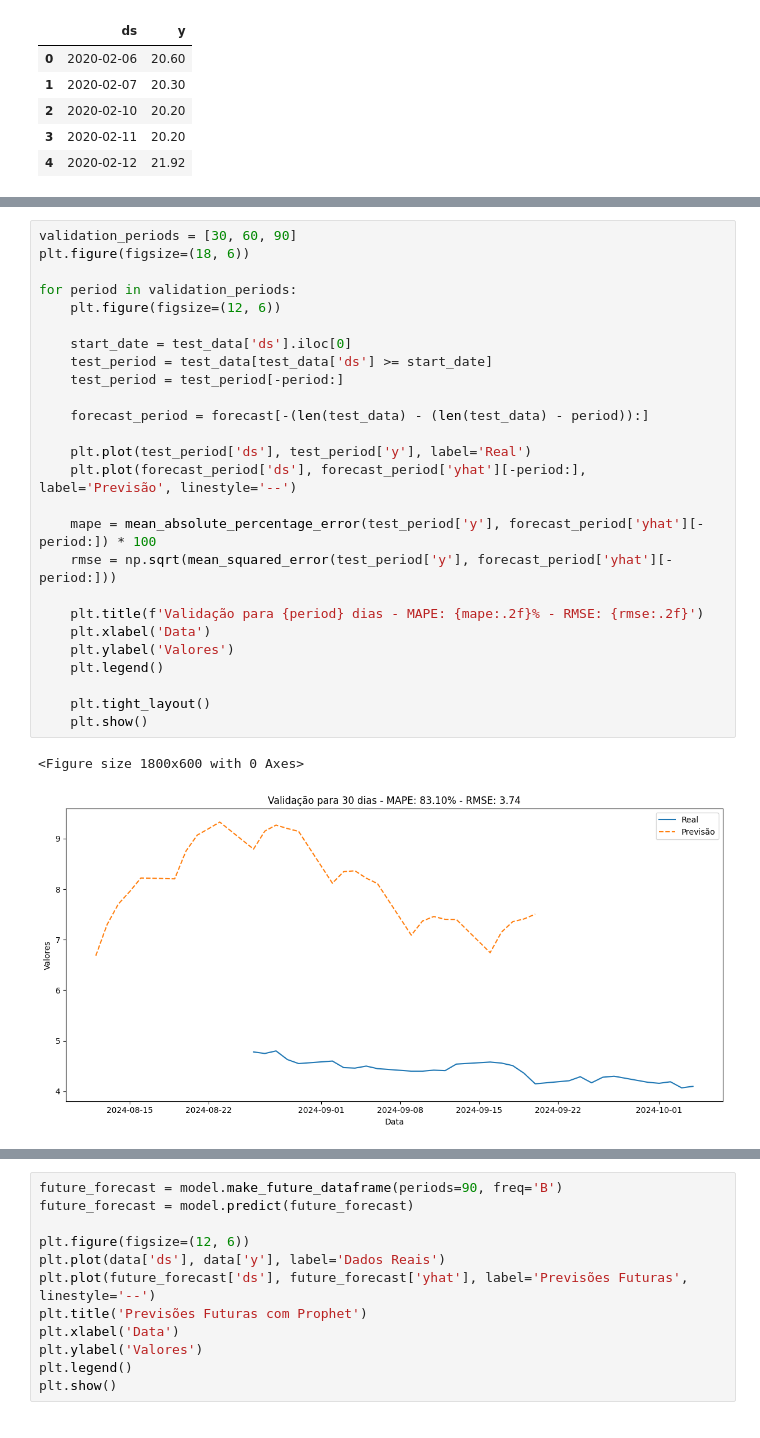
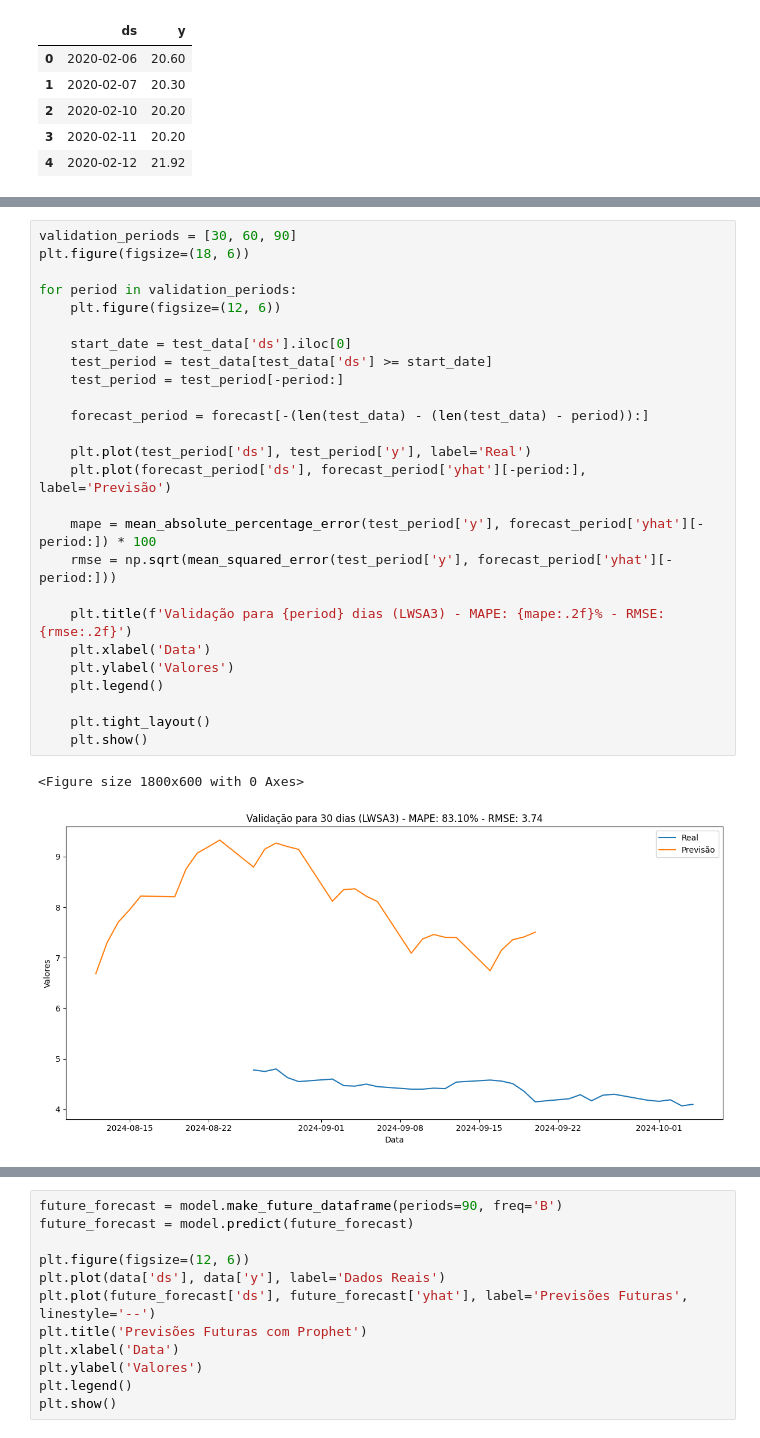
Before and after one commit to Cayros7k/pregao_forecasting, a Jupyter notebook: prophet_train_model/alt_prophet_lwsa3.ipynb, the cells around one changed output, grey strips where cells are left out. Drawn from its saved outputs; the diff is of its cells as text.

Commit message:
Re-plotting some models graphics

```diff
--- a/prophet_train_model/alt_prophet_lwsa3.ipynb
+++ b/prophet_train_model/alt_prophet_lwsa3.ipynb
@@ -36,29 +34,29 @@ forecast = model.predict(future)
 # %%
 validation_periods = [30, 60, 90]
 plt.figure(figsize=(18, 6))
 
 for period in validation_periods:
     plt.figure(figsize=(12, 6))
 
     start_date = test_data['ds'].iloc[0]
     test_period = test_data[test_data['ds'] >= start_date]
     test_period = test_period[-period:]
 
     forecast_period = forecast[-(len(test_data) - (len(test_data) - period)):]
 
     plt.plot(test_period['ds'], test_period['y'], label='Real')
-    plt.plot(forecast_period['ds'], forecast_period['yhat'][-period:], label='Previsão', linestyle='--')
+    plt.plot(forecast_period['ds'], forecast_period['yhat'][-period:], label='Previsão')
 
     mape = mean_absolute_percentage_error(test_period['y'], forecast_period['yhat'][-period:]) * 100
     rmse = np.sqrt(mean_squared_error(test_period['y'], forecast_period['yhat'][-period:]))
 
-    plt.title(f'Validação para {period} dias - MAPE: {mape:.2f}% - RMSE: {rmse:.2f}')
+    plt.title(f'Validação para {period} dias (LWSA3) - MAPE: {mape:.2f}% - RMSE: {rmse:.2f}')
     plt.xlabel('Data')
     plt.ylabel('Valores')
     plt.legend()
 
     plt.tight_layout()
     plt.show()
 # %% [output]
 <Figure size 1800x600 with 0 Axes>
-[figure, old version]
+[figure, new version]
```
Also changed, not shown: parts of 3 cells of this notebook, 9 other files.
